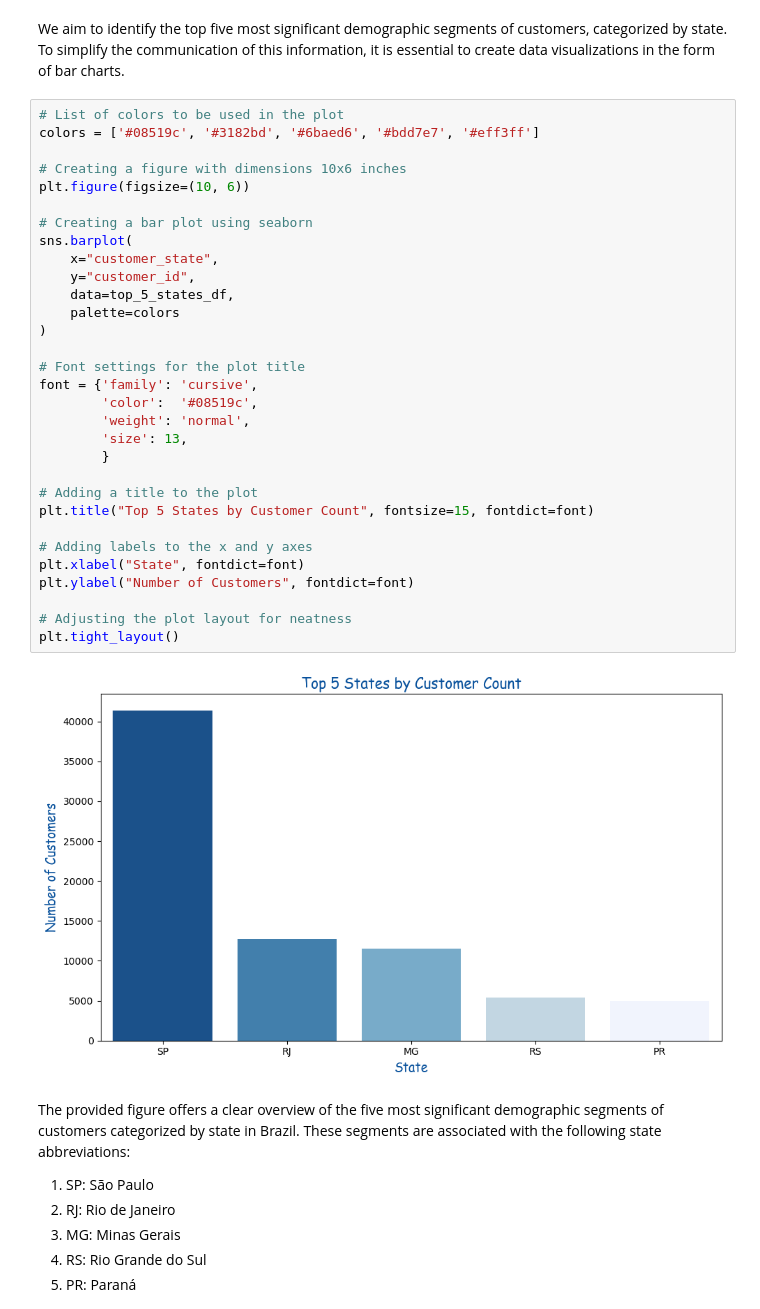
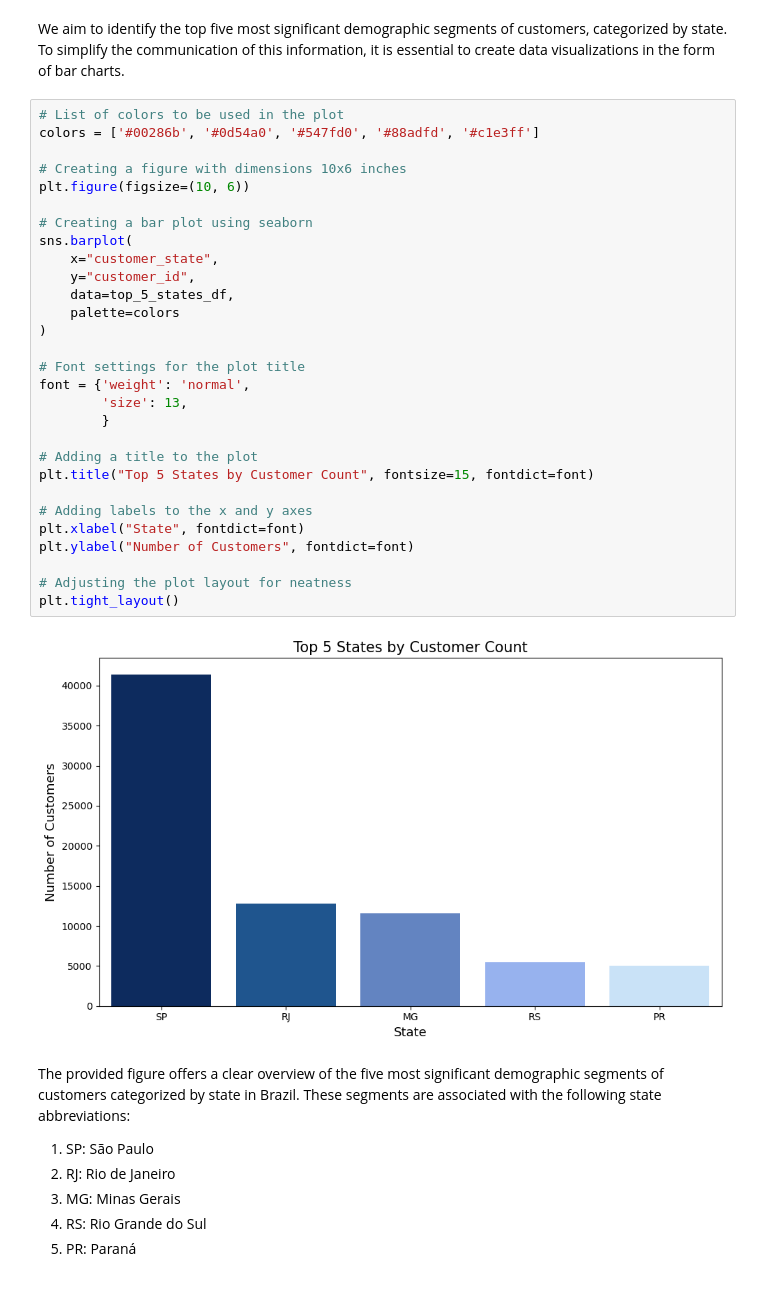
Before and after one commit to DwikyXYudha/DA-Vizualization-Dicoding, a Jupyter notebook: da-dicoding.ipynb, the cells around one changed output. Saved outputs shown, nothing was run; the diff lists cells and outputs as text.

```diff
--- a/da-dicoding.ipynb
+++ b/da-dicoding.ipynb
@@ -836,37 +836,35 @@ The time range in the RFM dataset spans from 2016-09-04 to 2018-09-03.
 We aim to identify the top five most significant demographic segments of customers, categorized by state. To simplify the communication of this information, it is essential to create data visualizations in the form of bar charts.
 # %%
 # List of colors to be used in the plot
-colors = ['#08519c', '#3182bd', '#6baed6', '#bdd7e7', '#eff3ff']
+colors = ['#00286b', '#0d54a0', '#547fd0', '#88adfd', '#c1e3ff']
 
 # Creating a figure with dimensions 10x6 inches
 plt.figure(figsize=(10, 6))
 
 # Creating a bar plot using seaborn
 sns.barplot(
     x="customer_state",
     y="customer_id",
     data=top_5_states_df,
     palette=colors
 )
 
 # Font settings for the plot title
-font = {'family': 'cursive',
-        'color':  '#08519c',
-        'weight': 'normal',
+font = {'weight': 'normal',
         'size': 13,
         }
 
 # Adding a title to the plot
 plt.title("Top 5 States by Customer Count", fontsize=15, fontdict=font)
 
 # Adding labels to the x and y axes
 plt.xlabel("State", fontdict=font)
 plt.ylabel("Number of Customers", fontdict=font)
 
 # Adjusting the plot layout for neatness
 plt.tight_layout()
 # %% [output]
-[figure, old version]
+[figure, new version]
 # %% [markdown]
 The provided figure offers a clear overview of the five most significant demographic segments of customers categorized by state in Brazil. These segments are associated with the following state abbreviations:
 
```
Also changed, not shown: parts of 2 cells of this notebook.
